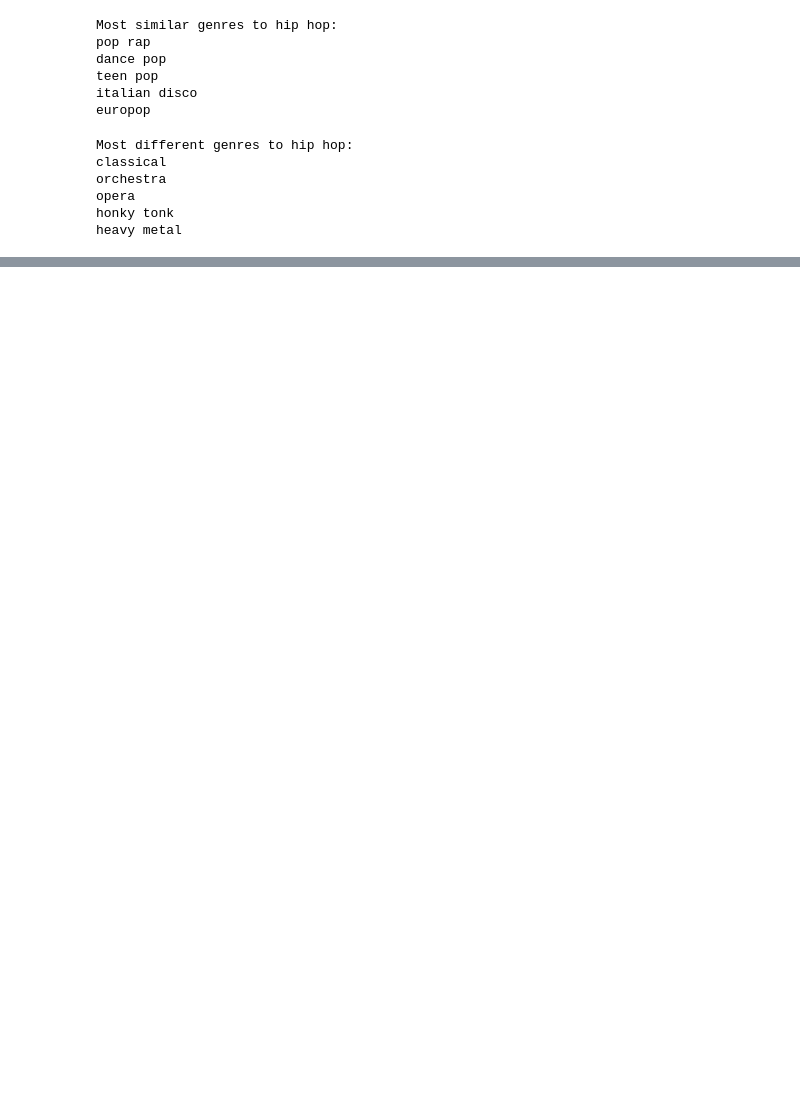
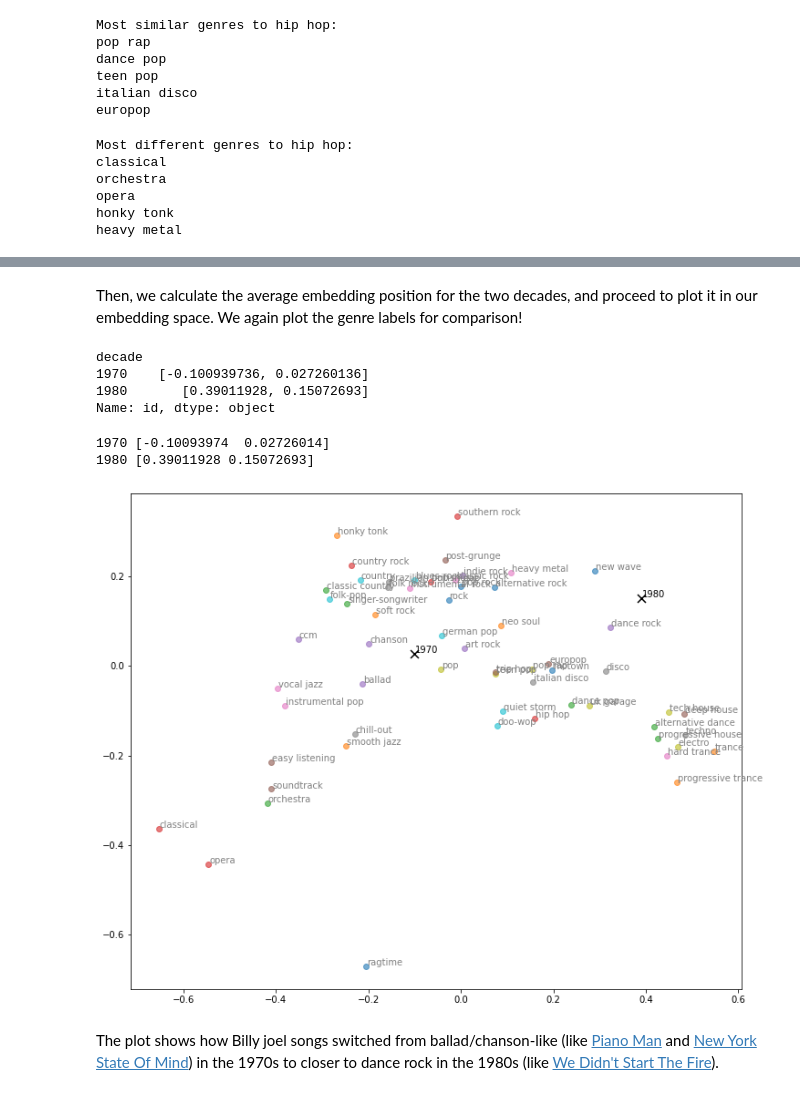
Before and after one commit to vinitra/interpret-latent-music, a Jupyter notebook: 03_exploration.ipynb, the cells around one changed output, grey strips where cells are left out. Cells and saved outputs as stored; diff of their text form; code cells hidden in the pictures; blank space fills up the shorter version.

```diff
--- a/03_exploration.ipynb
+++ b/03_exploration.ipynb
@@ -283,0 +402,6 @@ heavy metal
+# %%
+tmp = df[df.artist_name_x == "Billy Joel"]
+tmp = tmp[tmp.year_x > 0].copy(deep=True)
+tmp["decade"] = (tmp.year_x // 10 ) * 10
+tmp = tmp.drop_duplicates("song_name")
+tmp[["song_name", "decade", "tag_echo"]].sort_values("decade")
@@ -283,0 +426,39 @@ heavy metal
+# %% [markdown]
+Then, we calculate the average embedding position for the two decades, and proceed to plot it in our embedding space.
+We again plot the genre labels for comparison!
+# %%
+tmp = tmp.groupby("decade")["id"].apply(lambda xs:
+                                        np.mean([matrix_red[acc_ids.index(x)] for x in xs.values], axis=0))
+tmp
+# %% [output]
+decade
+1970    [-0.100939736, 0.027260136]
+1980       [0.39011928, 0.15072693]
+Name: id, dtype: object
+# %%
+fig, axs = plt.subplots(1, 1, figsize=(12,10))
+most_common = Counter(labels).most_common(60)
+
+for k, _ in most_common:
+    x = matrix_red[labels == k, 0].mean()
+    y = matrix_red[labels == k, 1].mean()
+    axs.scatter(x, y, label=k, alpha=0.6)
+    axs.text(x + 0.002, y + 0.002, s=k, ha="left", color="gray")
+
+for k, v in tmp.items():
+    print(k, v)
+    axs.scatter(v[0], v[1], label=k, marker = "x", color="black", s=80)
+    axs.text(v[0] + 0.002, v[1] + 0.002,  s=str(k), ha="left")
+
+
+plt.show()
+# %% [output]
+1970 [-0.10093974  0.02726014]
+1980 [0.39011928 0.15072693]
+[figure, added]
+# %% [markdown]
+The plot shows how Billy joel songs switched from ballad/chanson-like (like
+[Piano Man](https://www.youtube.com/watch?v=gxEPV4kolz0) and
+[New York State Of Mind](https://www.youtube.com/watch?v=ol0dPJdzm1M))
+in the 1970s
+to closer to dance rock in the 1980s (like [We Didn't Start The Fire](https://www.youtube.com/watch?v=eFTLKWw542g)).
```
Also changed, not shown: parts of 21 cells of this notebook, 2 other files.
